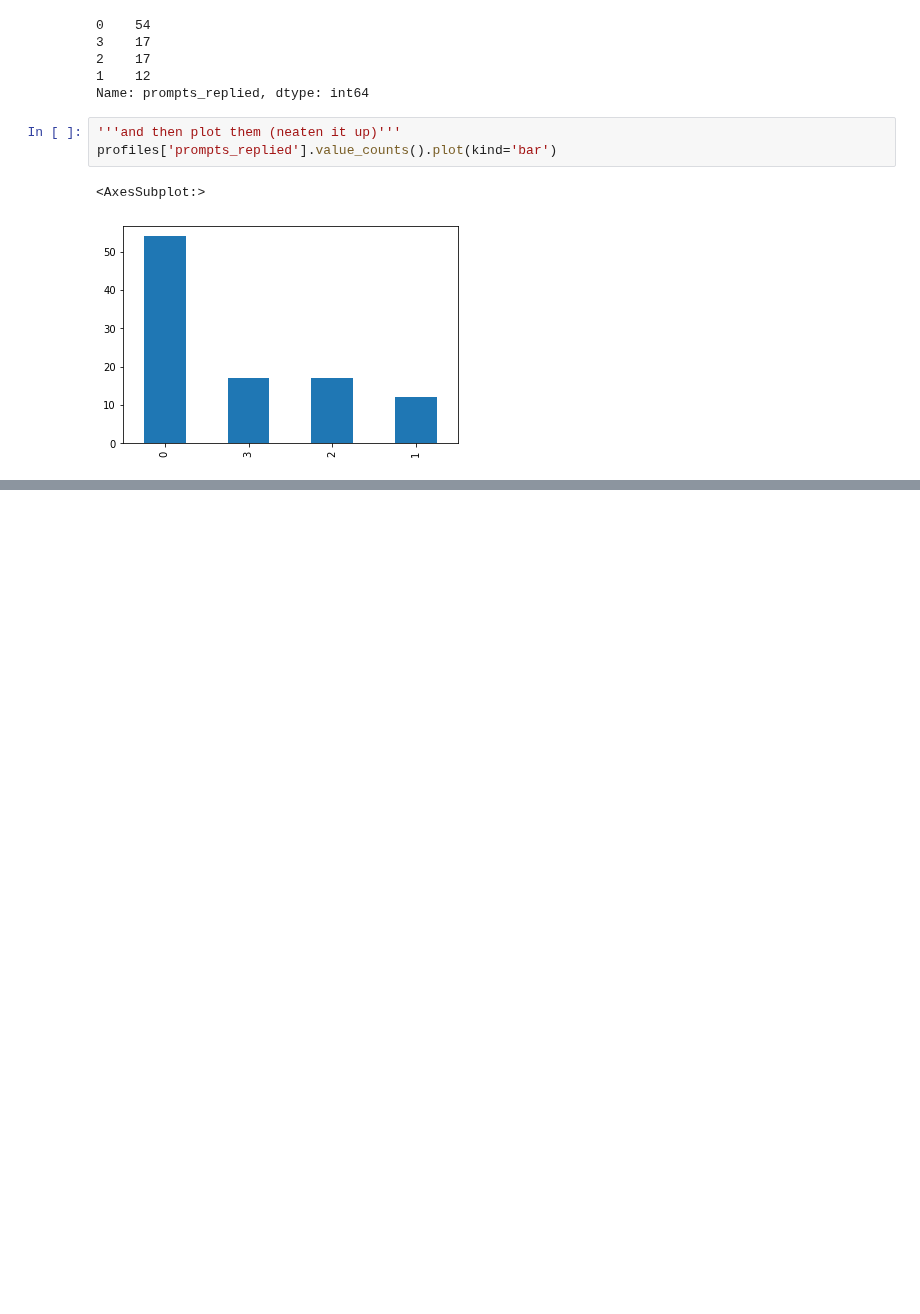
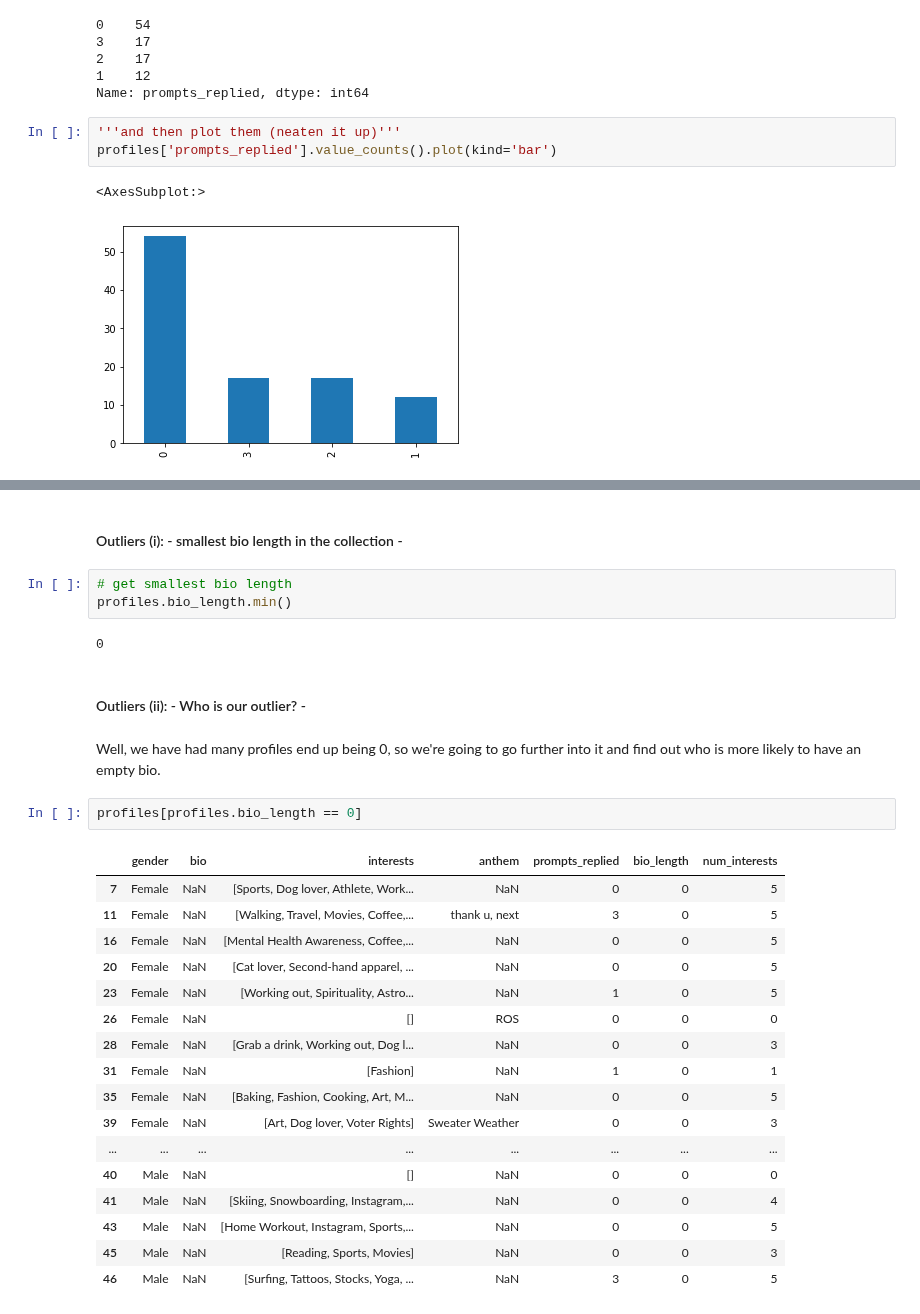
Before and after one commit to ccvale/tinder-profile-analysis, a Jupyter notebook: tinderquery.ipynb, the cells around one changed output, grey strips where cells are left out. Cells and saved outputs as stored; diff of their text form; blank space fills up the shorter version.

Commit message:
damn im still going somebody stop me

```diff
--- a/tinderquery.ipynb
+++ b/tinderquery.ipynb
@@ -184,0 +221,31 @@ profiles['prompts_replied'].value_counts().plot(kind='bar')
+# %% [markdown]
+#### Outliers (i): - smallest bio length in the collection -
+# %%
+# get smallest bio length
+profiles.bio_length.min()
+# %% [output]
+0
+# %% [markdown]
+#### Outliers (ii): - Who is our outlier? -
+# %% [markdown]
+Well, we have had many profiles end up being 0, so we're going to go further into it and find out who is more likely to have an empty bio.
+# %%
+profiles[profiles.bio_length == 0]
+# %% [output]
+|  | gender | bio | interests | anthem | prompts_replied | bio_length | num_interests |
+| 7 | Female | NaN | [Sports, Dog lover, Athlete, Work... | NaN | 0 | 0 | 5 |
+| 11 | Female | NaN | [Walking, Travel, Movies, Coffee,... | thank u, next | 3 | 0 | 5 |
+| 16 | Female | NaN | [Mental Health Awareness, Coffee,... | NaN | 0 | 0 | 5 |
+| 20 | Female | NaN | [Cat lover, Second-hand apparel, ... | NaN | 0 | 0 | 5 |
+| 23 | Female | NaN | [Working out, Spirituality, Astro... | NaN | 1 | 0 | 5 |
+| 26 | Female | NaN | [] | ROS | 0 | 0 | 0 |
+| 28 | Female | NaN | [Grab a drink, Working out, Dog l... | NaN | 0 | 0 | 3 |
+| 31 | Female | NaN | [Fashion] | NaN | 1 | 0 | 1 |
+| 35 | Female | NaN | [Baking, Fashion, Cooking, Art, M... | NaN | 0 | 0 | 5 |
+| 39 | Female | NaN | [Art, Dog lover, Voter Rights] | Sweater Weather | 0 | 0 | 3 |
+| ... | ... | ... | ... | ... | ... | ... | ... |
+| 40 | Male | NaN | [] | NaN | 0 | 0 | 0 |
+| 41 | Male | NaN | [Skiing, Snowboarding, Instagram,... | NaN | 0 | 0 | 4 |
+| 43 | Male | NaN | [Home Workout, Instagram, Sports,... | NaN | 0 | 0 | 5 |
+| 45 | Male | NaN | [Reading, Sports, Movies] | NaN | 0 | 0 | 3 |
+| 46 | Male | NaN | [Surfing, Tattoos, Stocks, Yoga, ... | NaN | 3 | 0 | 5 |
```
Also changed, not shown: parts of 23 cells of this notebook.
